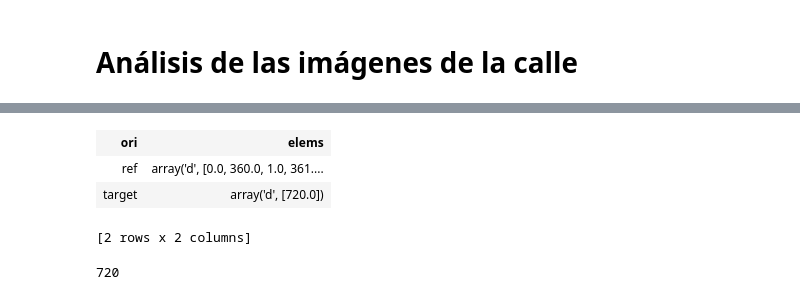
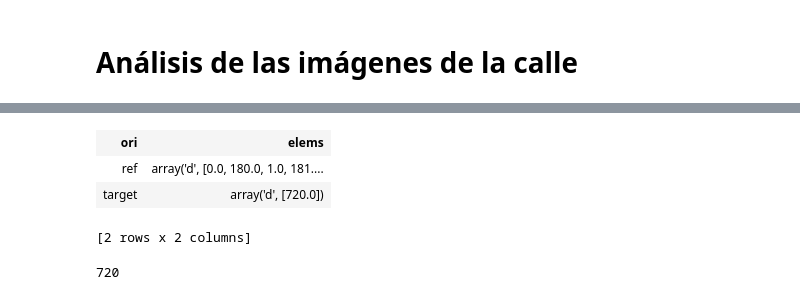
Before and after one commit to beeva-marianmoldovan/beeva-notebooks, a Jupyter notebook: IMGS_StreetView/poc_vivienda_streetview.ipynb, the cells around one changed output, grey strips where cells are left out. Saved outputs shown, nothing was run; the diff lists cells and outputs as text; code cells hidden in the pictures.

```diff
--- a/IMGS_StreetView/poc_vivienda_streetview.ipynb
+++ b/IMGS_StreetView/poc_vivienda_streetview.ipynb
@@ -7,2 +10,2 @@ import graphlab as gl
 # %%
-dataset_ori = gl.SFrame("subcluster_fachadas")
+dataset_ori = gl.SFrame("DS_cluster_fachadas")
@@ -91,3 +95,5 @@ dircalle = "/home/paulacordero/Repositorios/beeva-notebooks/Vivienda/imagesStree
+# %%
+dircalle = "./images_street/"+ datos[0]
 # %%
 def down_street (dircalle, datos):
     #720 num max calle Madrid
@@ -122,11 +128,10 @@ dataset_street = dataset_street.append(dataset_ori[edificio_target:edificio_targ
 # %%
 dataset_street = dataset_street.add_row_number()
 # %%
-dataset_street.groupby(["ori"],
-     {"elems": gl.aggregate.CONCAT("id")})
+dataset_street.groupby(["ori"],{"elems": gl.aggregate.CONCAT("id")})
 # %% [output]
 | ori | elems |
-| ref | array('d', [0.0, 360.0, 1.0, 361.... |
+| ref | array('d', [0.0, 180.0, 1.0, 181.... |
 | target | array('d', [720.0]) |
 [2 rows x 2 columns]
 # %%
```
Also changed, not shown: parts of 18 cells of this notebook.
